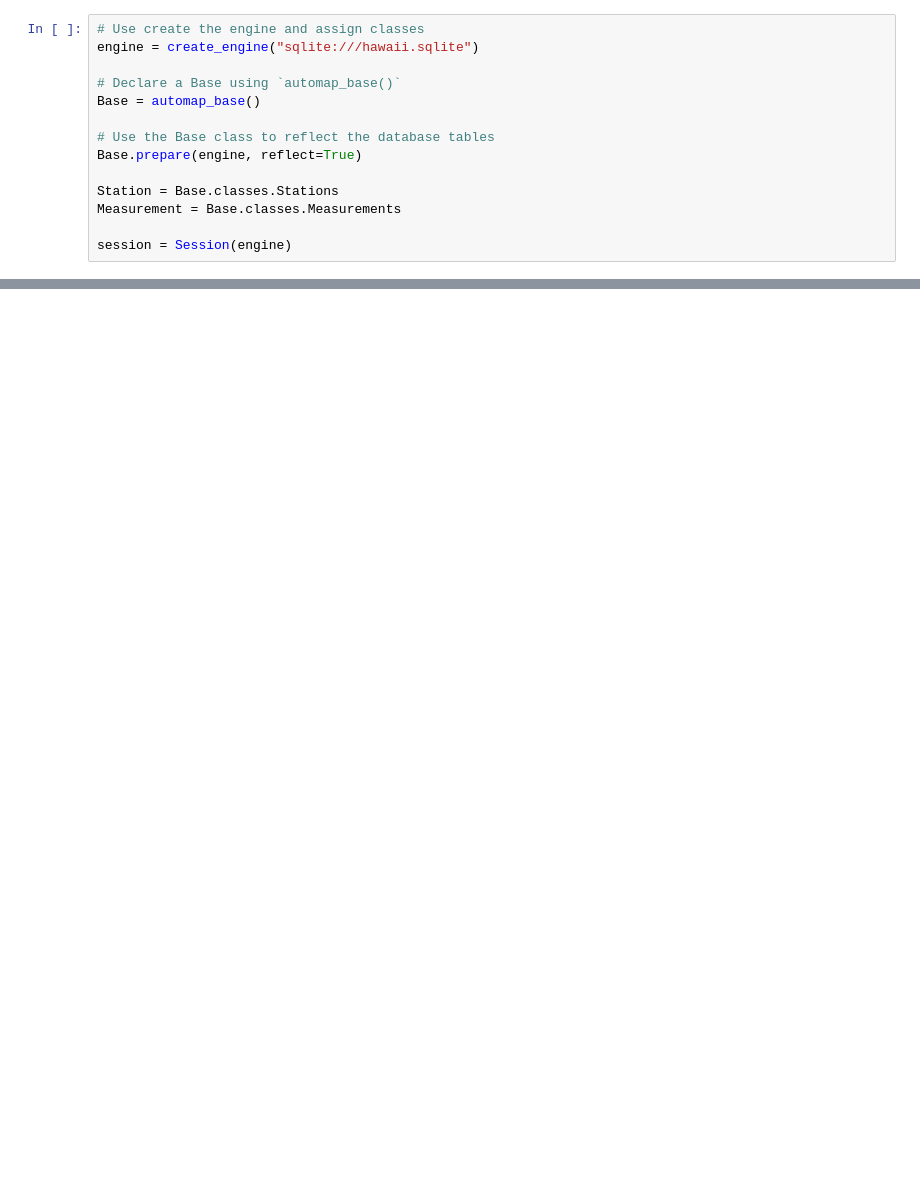
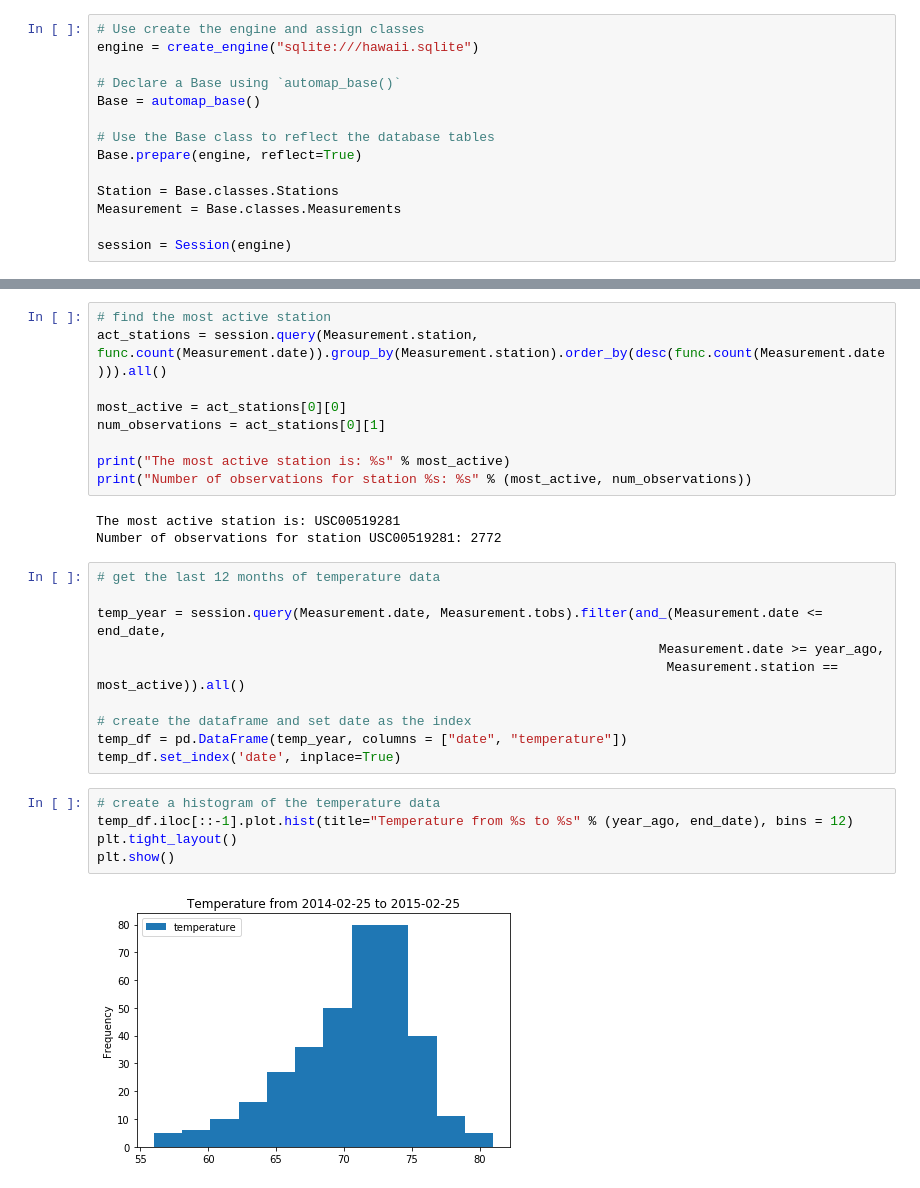
Before and after one commit to mikeycan/Surfs_Up, a Jupyter notebook: climate_analysis.ipynb, the cells around one changed output, grey strips where cells are left out. Drawn from its saved outputs; the diff is of its cells as text; blank space fills up the shorter version.

```diff
--- a/climate_analysis.ipynb
+++ b/climate_analysis.ipynb
@@ -30,0 +67,29 @@ session = Session(engine)
+# %%
+# find the most active station
+act_stations = session.query(Measurement.station, func.count(Measurement.date)).group_by(Measurement.station).order_by(desc(func.count(Measurement.date))).all()
+
+most_active = act_stations[0][0]
+num_observations = act_stations[0][1]
+
+print("The most active station is: %s" % most_active)
+print("Number of observations for station %s: %s" % (most_active, num_observations))
+# %% [output]
+The most active station is: USC00519281
+Number of observations for station USC00519281: 2772
+# %%
+# get the last 12 months of temperature data
+
+temp_year = session.query(Measurement.date, Measurement.tobs).filter(and_(Measurement.date <= end_date,
+                                                                        Measurement.date >= year_ago,
+                                                                         Measurement.station == most_active)).all()
+
+# create the dataframe and set date as the index
+temp_df = pd.DataFrame(temp_year, columns = ["date", "temperature"])
+temp_df.set_index('date', inplace=True)
+# %%
+# create a histogram of the temperature data
+temp_df.iloc[::-1].plot.hist(title="Temperature from %s to %s" % (year_ago, end_date), bins = 12)
+plt.tight_layout()
+plt.show()
+# %% [output]
+[figure, added]
```
Also changed, not shown: parts of 5 cells of this notebook, 2 other files.
